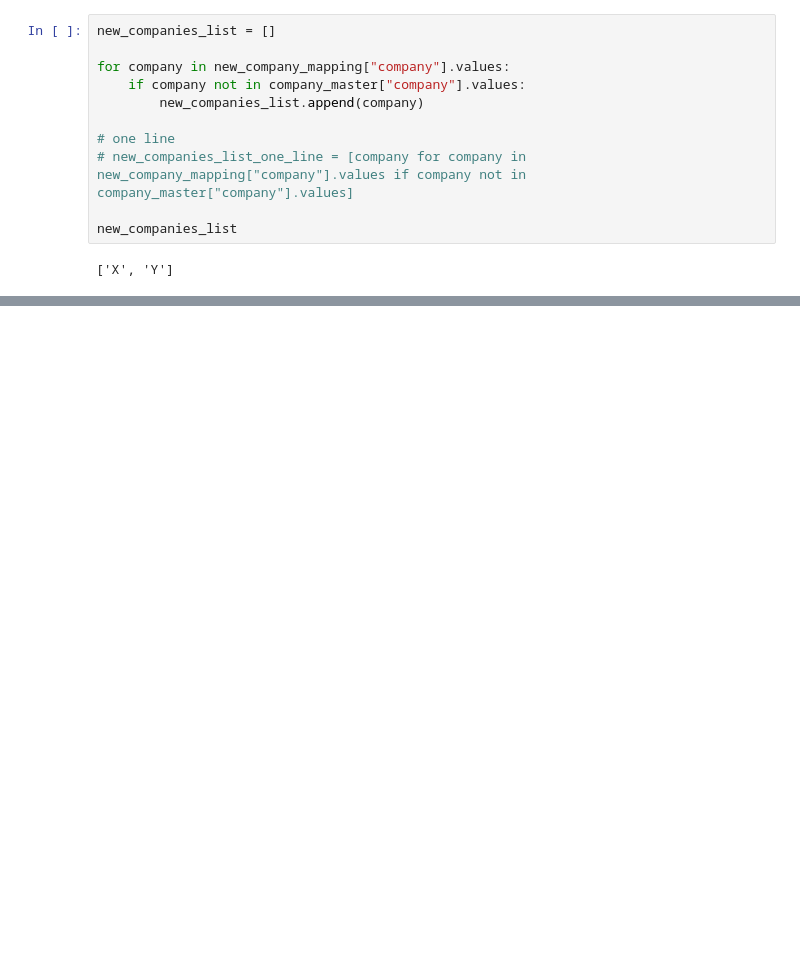
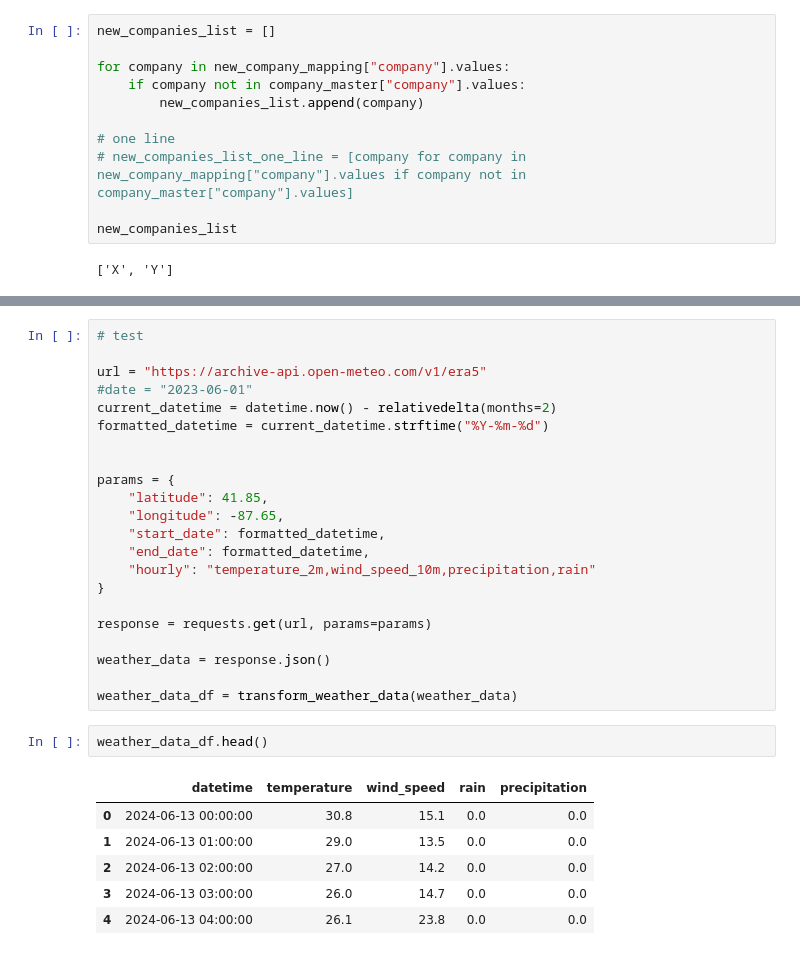
Before and after one commit to goga11111/Python_DE, a Jupyter notebook: 07_transform_load.ipynb, the cells around one changed output, grey strips where cells are left out. Saved outputs shown, nothing was run; the diff lists cells and outputs as text; blank space fills up the shorter version.

```diff
--- a/07_transform_load.ipynb
+++ b/07_transform_load.ipynb
@@ -169,0 +424,31 @@ new_companies_df
+# %%
+# test
+
+url = "https://archive-api.open-meteo.com/v1/era5"
+#date = "2023-06-01"
+current_datetime = datetime.now() - relativedelta(months=2)
+formatted_datetime = current_datetime.strftime("%Y-%m-%d")
+
+
+params = {
+    "latitude": 41.85,
+    "longitude": -87.65,
+    "start_date": formatted_datetime,
+    "end_date": formatted_datetime,
+    "hourly": "temperature_2m,wind_speed_10m,precipitation,rain"
+}
+
+response = requests.get(url, params=params)
+
+weather_data = response.json()
+
+weather_data_df = transform_weather_data(weather_data)
+# %%
+weather_data_df.head()
+# %% [output]
+|  | datetime | temperature | wind_speed | rain | precipitation |
+| 0 | 2024-06-13 00:00:00 | 30.8 | 15.1 | 0.0 | 0.0 |
+| 1 | 2024-06-13 01:00:00 | 29.0 | 13.5 | 0.0 | 0.0 |
+| 2 | 2024-06-13 02:00:00 | 27.0 | 14.2 | 0.0 | 0.0 |
+| 3 | 2024-06-13 03:00:00 | 26.0 | 14.7 | 0.0 | 0.0 |
+| 4 | 2024-06-13 04:00:00 | 26.1 | 23.8 | 0.0 | 0.0 |
```
Also changed, not shown: parts of 27 cells of this notebook.
